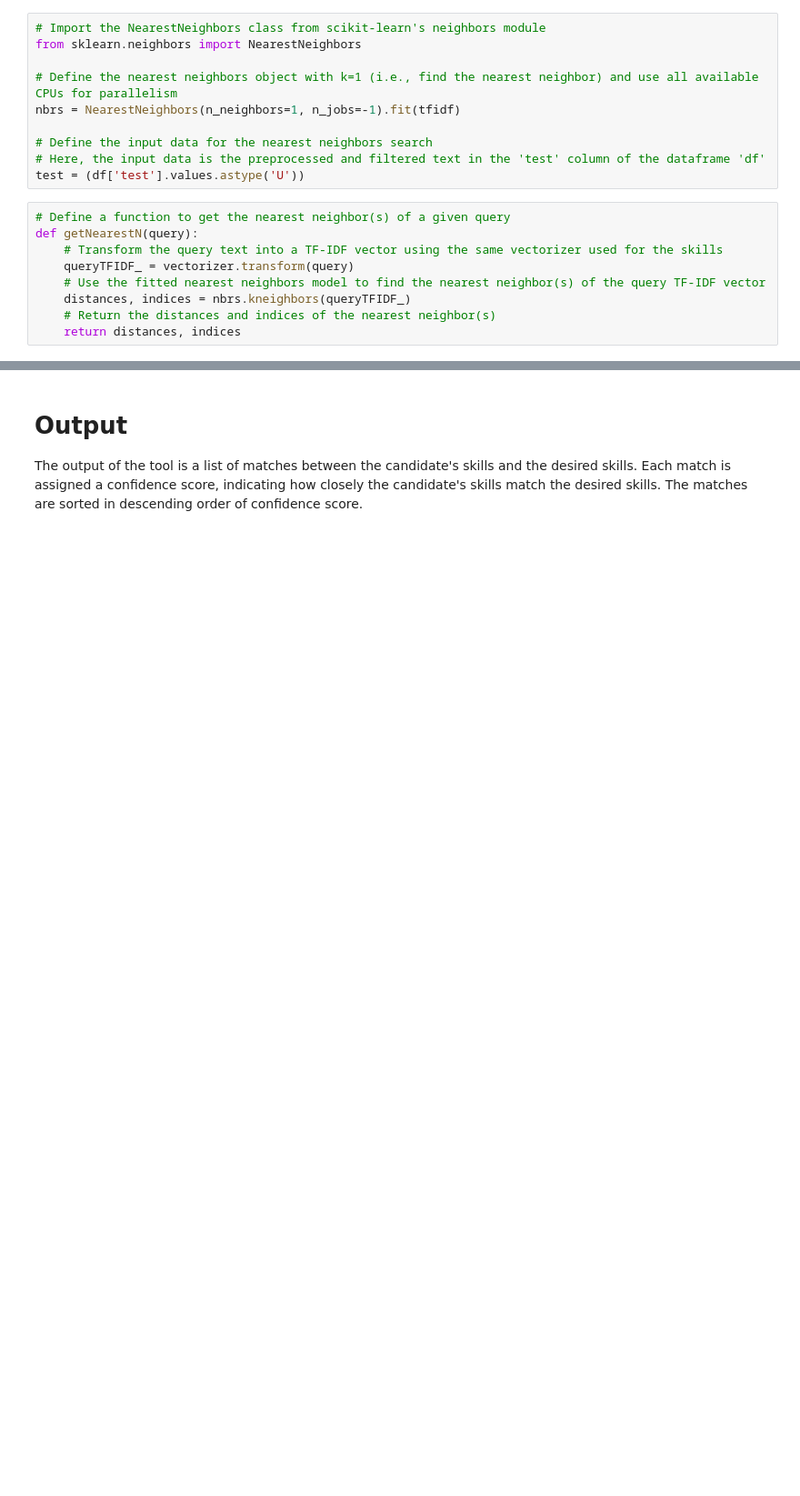
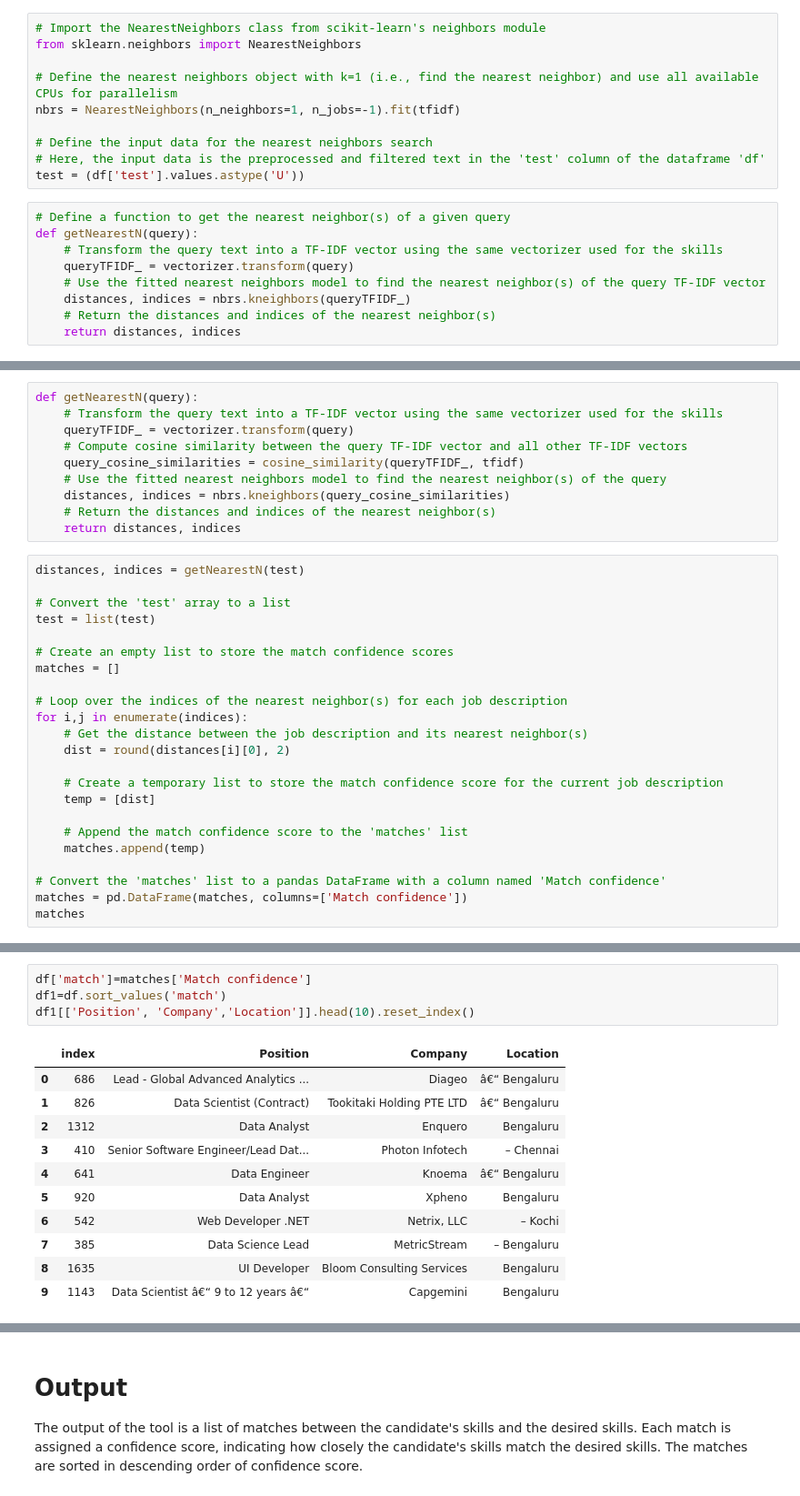
Before and after one commit to anurag-singh2001/AI-Resume-Analyzer, a Jupyter notebook: AI Resume Analyzer.ipynb, the cells around one changed output, grey strips where cells are left out. Shown at 91% size. Cells and saved outputs as stored; diff of their text form; blank space fills up the shorter version.

Commit message:
added cosine similarity and knn

```diff
--- a/AI Resume Analyzer.ipynb
+++ b/AI Resume Analyzer.ipynb
@@ -217,0 +233,33 @@ df1[['Position', 'Company','Location']].head(10).reset_index()
+# %%
+def getNearestN(query):
+    # Transform the query text into a TF-IDF vector using the same vectorizer used for the skills
+    queryTFIDF_ = vectorizer.transform(query)
+    # Compute cosine similarity between the query TF-IDF vector and all other TF-IDF vectors
+    query_cosine_similarities = cosine_similarity(queryTFIDF_, tfidf)
+    # Use the fitted nearest neighbors model to find the nearest neighbor(s) of the query
+    distances, indices = nbrs.kneighbors(query_cosine_similarities)
+    # Return the distances and indices of the nearest neighbor(s)
+    return distances, indices
+# %%
+distances, indices = getNearestN(test)
+
+# Convert the 'test' array to a list
+test = list(test)
+
+# Create an empty list to store the match confidence scores
+matches = []
+
+# Loop over the indices of the nearest neighbor(s) for each job description
+for i,j in enumerate(indices):
+    # Get the distance between the job description and its nearest neighbor(s)
+    dist = round(distances[i][0], 2)
+
+    # Create a temporary list to store the match confidence score for the current job description
+    temp = [dist]
+
+    # Append the match confidence score to the 'matches' list
+    matches.append(temp)
+
+# Convert the 'matches' list to a pandas DataFrame with a column named 'Match confidence'
+matches = pd.DataFrame(matches, columns=['Match confidence'])
+matches
@@ -217,0 +280,16 @@ df1[['Position', 'Company','Location']].head(10).reset_index()
+# %%
+df['match']=matches['Match confidence']
+df1=df.sort_values('match')
+df1[['Position', 'Company','Location']].head(10).reset_index()
+# %% [output]
+|  | index | Position | Company | Location |
+| 0 | 686 | Lead - Global Advanced Analytics ... | Diageo | â€“ Bengaluru |
+| 1 | 826 | Data Scientist (Contract) | Tookitaki Holding PTE LTD | â€“ Bengaluru |
+| 2 | 1312 | Data Analyst | Enquero | Bengaluru |
+| 3 | 410 | Senior Software Engineer/Lead Dat... | Photon Infotech | – Chennai |
+| 4 | 641 | Data Engineer | Knoema | â€“ Bengaluru |
+| 5 | 920 | Data Analyst | Xpheno | Bengaluru |
+| 6 | 542 | Web Developer .NET | Netrix, LLC | – Kochi |
+| 7 | 385 | Data Science Lead | MetricStream | – Bengaluru |
+| 8 | 1635 | UI Developer | Bloom Consulting Services | Bengaluru |
+| 9 | 1143 | Data Scientist â€“ 9 to 12 years â€“ | Capgemini | Bengaluru |
```
Also changed, not shown: parts of 13 cells of this notebook.
